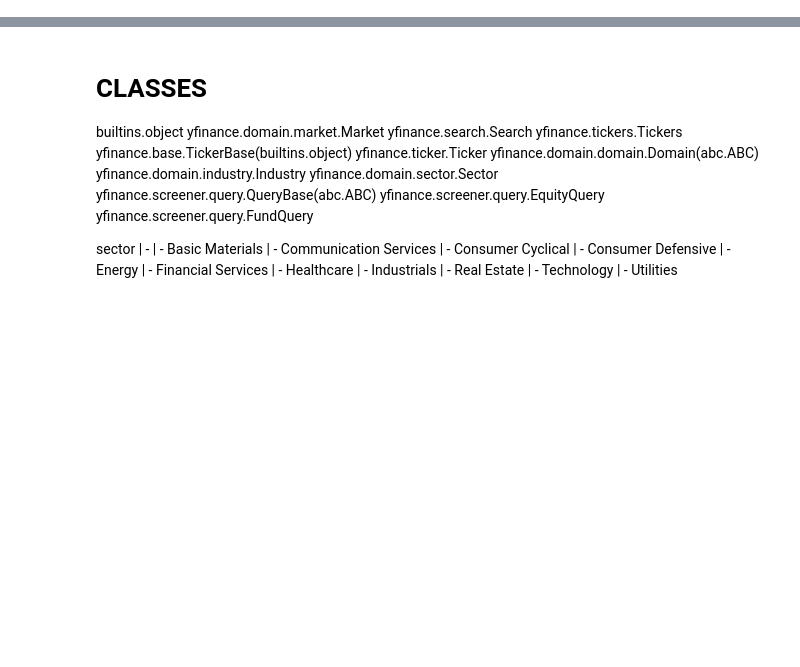
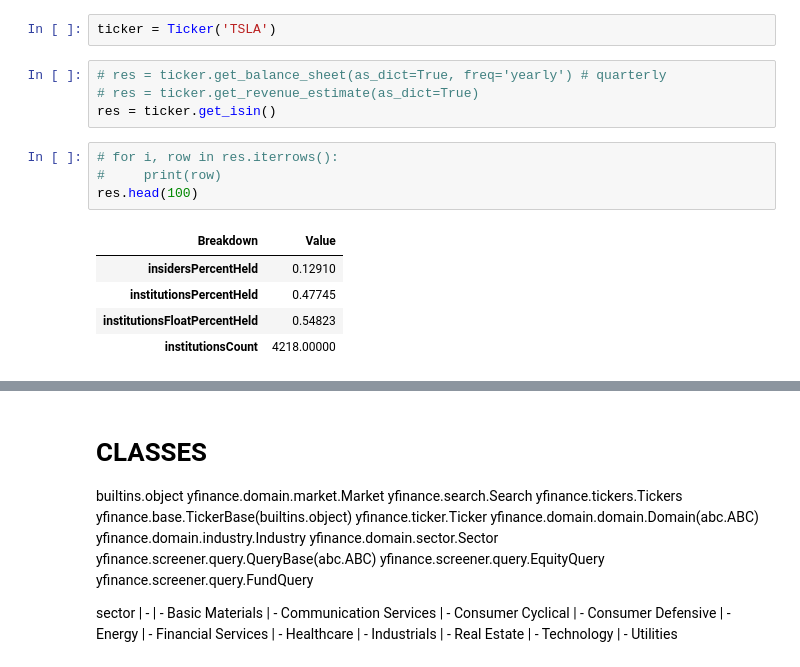
Before and after one commit to shanemarvinmay/money-maker, a Jupyter notebook: exploring_yfinance.ipynb, the cells around one changed output, grey strips where cells are left out. Cells and saved outputs as stored; diff of their text form; blank space fills up the shorter version.

```diff
--- a/exploring_yfinance.ipynb
+++ b/exploring_yfinance.ipynb
@@ -10,0 +138,16 @@ from yfinance.screener.query import FundQuery
+# %%
+ticker = Ticker('TSLA')
+# %%
+# res = ticker.get_balance_sheet(as_dict=True, freq='yearly') # quarterly
+# res = ticker.get_revenue_estimate(as_dict=True)
+res = ticker.get_isin()
+# %%
+# for i, row in res.iterrows():
+#     print(row)
+res.head(100)
+# %% [output]
+| Breakdown | Value |
+| insidersPercentHeld | 0.12910 |
+| institutionsPercentHeld | 0.47745 |
+| institutionsFloatPercentHeld | 0.54823 |
+| institutionsCount | 4218.00000 |
```
Also changed, not shown: parts of 5 cells of this notebook, 1 other file.
